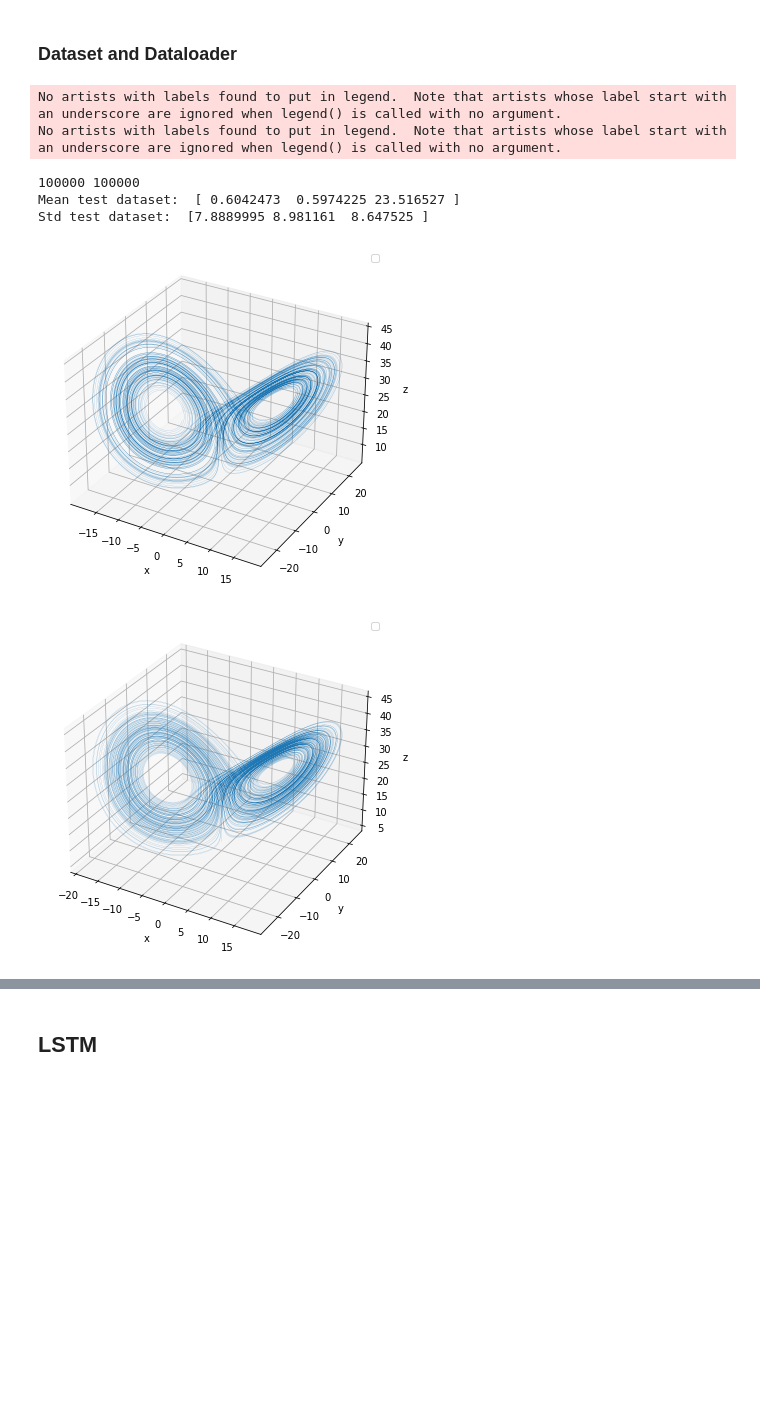
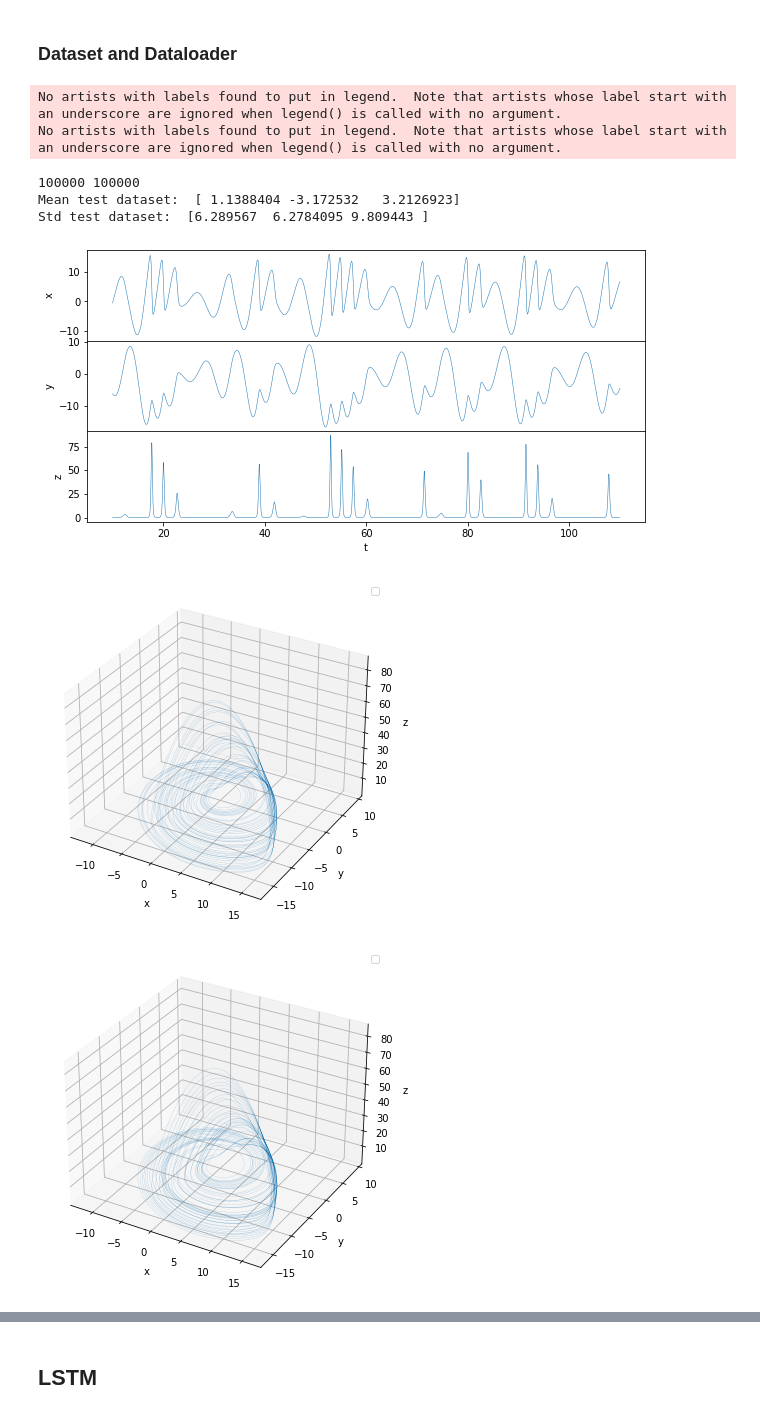
Before and after one commit to lupoalberto98/Physical-Informed-Dynamical-Systems, a Jupyter notebook: src/main.ipynb, the cells around one changed output, grey strips where cells are left out. Drawn from its saved outputs; the diff is of its cells as text; code cells hidden in the pictures; blank space fills up the shorter version.

```diff
--- a/src/main.ipynb
+++ b/src/main.ipynb
@@ -346,7 +346,7 @@ include_time = False
 ## Lorenz63
 true_params_l63 = np.array((28., 10., 8.0/3.0))
 true_params_l63 = torch.tensor(true_params_l63, dtype=torch.float32, requires_grad=False)
-l63 = Lorenz63(params=true_params_l63)
+l63 = Lorenz63(params=true_params_l63, dt=dt)
 l63.params.requires_grad = False
 
 ## Lorenz96
@@ -354,19 +354,18 @@ n_dim = 5
 np.random.seed(0)
 true_params_l96 = np.array((np.ones(n_dim), np.random.uniform(0.9, 1.1, n_dim), np.random.uniform(7.9, 8.1, n_dim)))
 true_params_l96 = torch.tensor(true_params_l96, dtype=torch.float32, requires_grad=False)
-l96 = Lorenz96(dim=n_dim, params=true_params_l96)
+l96 = Lorenz96(dim=n_dim, params=true_params_l96, dt=dt)
 l96.params.requires_grad = False
 
 
 ## Rössler
-true_params_r76 = (0.37, 0.2, 5.7)
 true_params_r76 = torch.tensor((0.37, 0.2, 5.7), dtype=torch.float32, requires_grad=False)
-r76 = Roessler76(params = true_params_r76)
+r76 = Roessler76(params = true_params_r76, dt=dt)
 r76.params.requires_grad = False
 
 # Define system to use and generate data
-true_system = l63
-true_params = true_params_l63
+true_system = r76
+true_params = true_params_r76
 #true_system.args.requires_grad = False
 #print(true_system.args)
 # %% [output]
@@ -422,37 +421,44 @@ test_states = DynSysDataset(test_filename, seq_len=seq_len, dt=dt, tau=1)
 t_test = test_states.time
 test_dataset = test_states.dataset
 test_dataloader = DataLoader(test_states, batch_size=batch_size, num_workers=0, shuffle=True)
 
 
 
 
 ### Plot dataset
 # Train dataset
 #rk4 = RK4(dt, true_system)
 #eul = Eul(dt, true_system)
 #train_dataset = eul(train_dataset)
 name_dyn_data = "images/dynamics_"+true_system.__class__.__name__+".png"
 name_train_attractor = "images/attractor_"+true_system.__class__.__name__+".png"
 name_test_attractor = "images/attractor_test_"+true_system.__class__.__name__+".png"
-#train_dynamics = plot_trajectory(train_dataset, time=t_train, n_var=3, labels=["x","y","z"], filename = name_dyn_data, prediction_steps=10000)
+train_dynamics = plot_trajectory(train_dataset, time=t_train, n_var=3, labels=["x","y","z"], filename = name_dyn_data, prediction_steps=50000)
+
+# Plot
 color_train = torch.rand_like(train_dataset)
 color_test = torch.rand_like(test_dataset)
 train_attractor = plot_3Dtrajectory(train_dataset, filename = name_train_attractor, color=None)
 test_attractor = plot_3Dtrajectory(test_dataset, filename = name_test_attractor, color=None)
 print(test_dataset.shape[0], t_test.shape[0])
 
 # Statistics test dataset
 mean_test_dataset = np.mean(test_dataset.detach().cpu().numpy(), axis=0)
 std_test_dataset = np.std(test_dataset.detach().cpu().numpy(), axis=0)
-
-
 print("Mean test dataset: ", mean_test_dataset)
 print("Std test dataset: ", std_test_dataset)
+
+# projected distribution
+epsilon = 0.5
+points = train_dataset.detach().cpu().numpy()
+proj_filename = "images/proj_distributions_"+true_system.__class__.__name__+"_epsilon"+str(epsilon)+".png"
+train_distr = plot_compute_pdf(points, epsilon=epsilon, filename=proj_filename)
 # %% [output]
 No artists with labels found to put in legend.  Note that artists whose label start with an underscore are ignored when legend() is called with no argument.
 No artists with labels found to put in legend.  Note that artists whose label start with an underscore are ignored when legend() is called with no argument.
 100000 100000
-Mean test dataset:  [ 0.6042473  0.5974225 23.516527 ]
-Std test dataset:  [7.8889995 8.981161  8.647525 ]
+Mean test dataset:  [ 1.1388404 -3.172532   3.2126923]
+Std test dataset:  [6.289567  6.2784095 9.809443 ]
-[figure, old version]
+[figure, new version]
-[figure, old version]
+[figure, new version]
+[figure, added]
```
Also changed, not shown: parts of 11 cells of this notebook, 14 other files.
